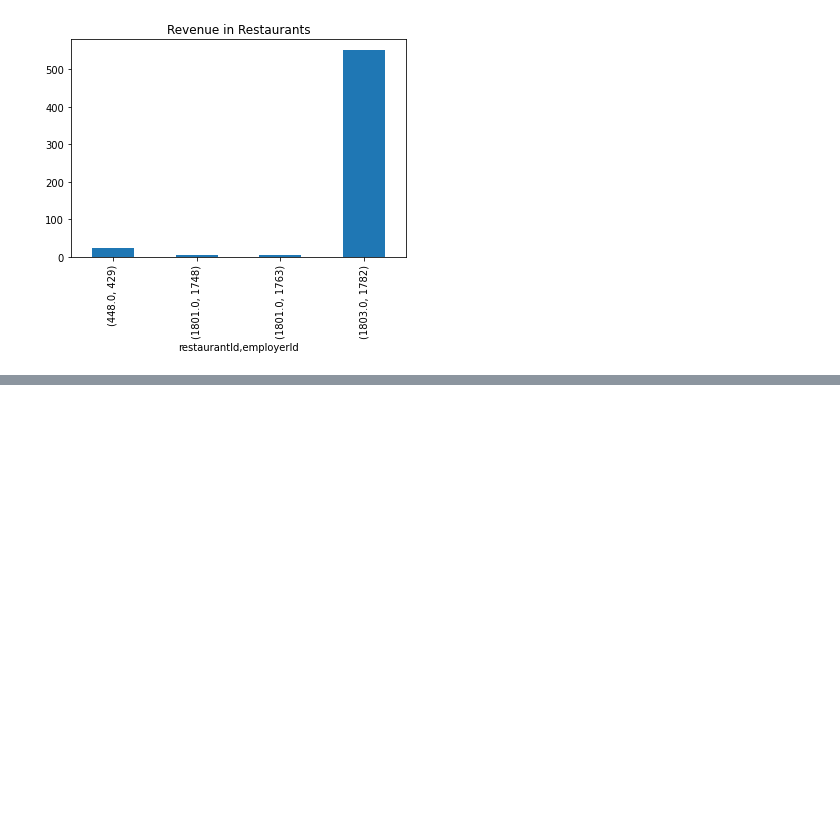
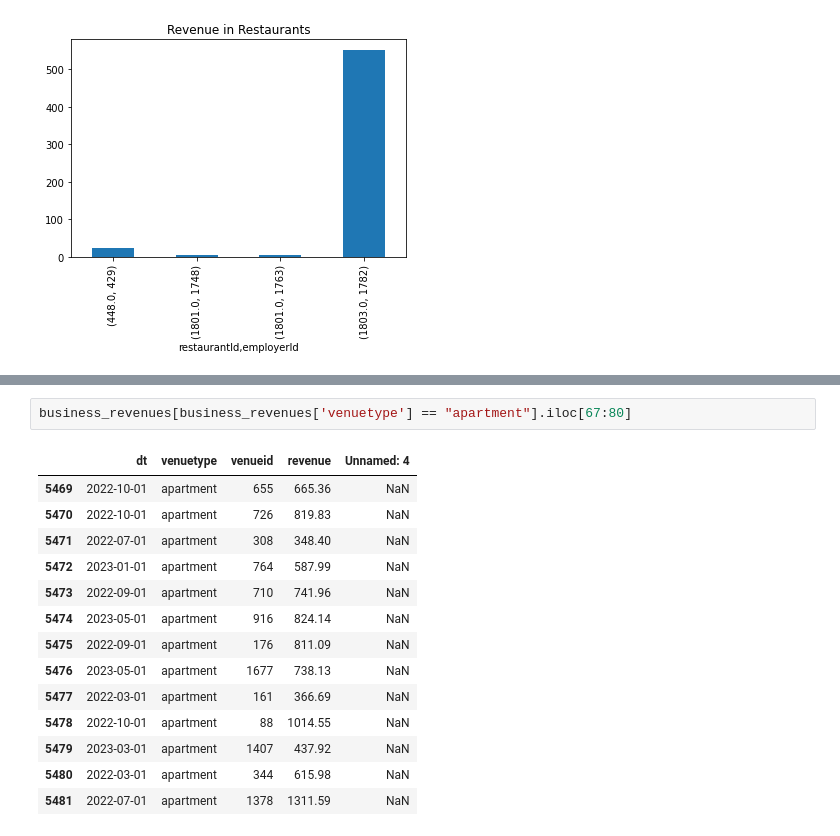
Before and after one commit to blukitas/Viz_2022_Grupo_4, a Jupyter notebook: docker/Notebooks/06.employers_patterns.ipynb, the cells around one changed output, grey strips where cells are left out. Saved outputs shown, nothing was run; the diff lists cells and outputs as text; blank space fills up the shorter version.

```diff
--- a/docker/Notebooks/06.employers_patterns.ipynb
+++ b/docker/Notebooks/06.employers_patterns.ipynb
@@ -423,0 +431,17 @@ AttributeError: 'Line2D' object has no property 'hue'
+# %%
+business_revenues[business_revenues['venuetype'] == "apartment"].iloc[67:80]
+# %% [output]
+|  | dt | venuetype | venueid | revenue | Unnamed: 4 |
+| 5469 | 2022-10-01 | apartment | 655 | 665.36 | NaN |
+| 5470 | 2022-10-01 | apartment | 726 | 819.83 | NaN |
+| 5471 | 2022-07-01 | apartment | 308 | 348.40 | NaN |
+| 5472 | 2023-01-01 | apartment | 764 | 587.99 | NaN |
+| 5473 | 2022-09-01 | apartment | 710 | 741.96 | NaN |
+| 5474 | 2023-05-01 | apartment | 916 | 824.14 | NaN |
+| 5475 | 2022-09-01 | apartment | 176 | 811.09 | NaN |
+| 5476 | 2023-05-01 | apartment | 1677 | 738.13 | NaN |
+| 5477 | 2022-03-01 | apartment | 161 | 366.69 | NaN |
+| 5478 | 2022-10-01 | apartment | 88 | 1014.55 | NaN |
+| 5479 | 2023-03-01 | apartment | 1407 | 437.92 | NaN |
+| 5480 | 2022-03-01 | apartment | 344 | 615.98 | NaN |
+| 5481 | 2022-07-01 | apartment | 1378 | 1311.59 | NaN |
```
Also changed, not shown: parts of 10 cells of this notebook.
